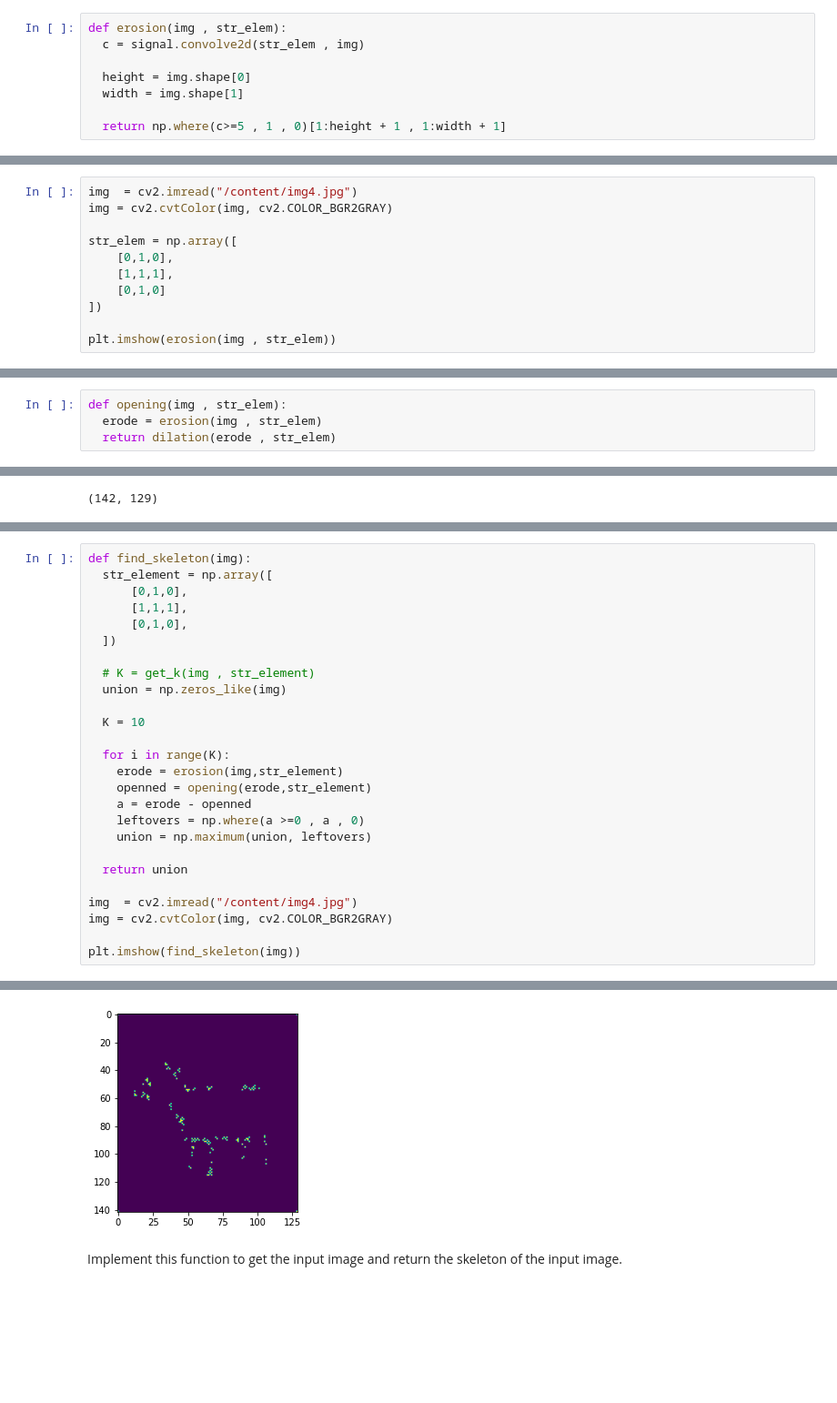
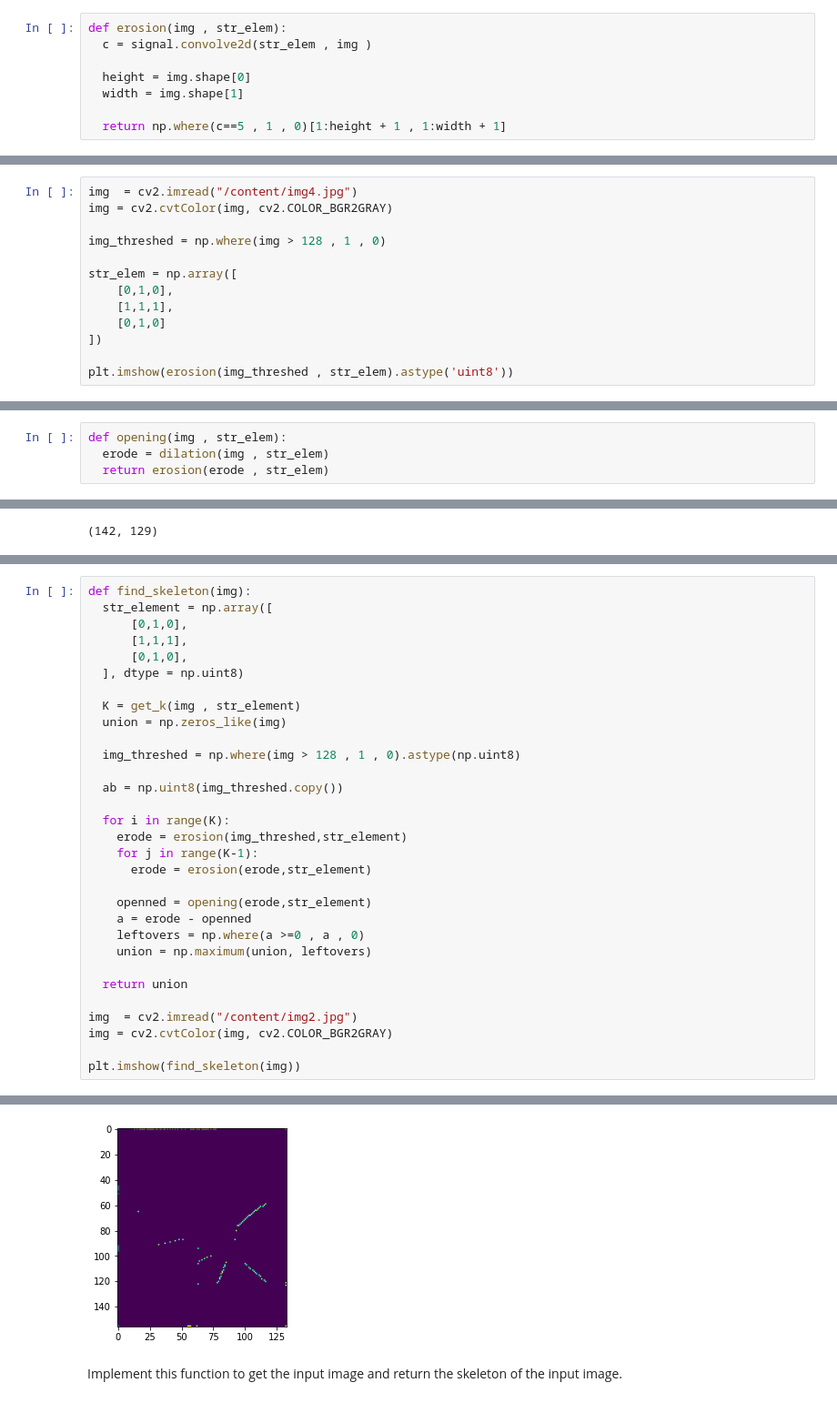
Before and after one commit to parsaeisa/computer_vision, a Jupyter notebook: HW9/HW9.ipynb, the cells around one changed output, grey strips where cells are left out. Shown at 91% size. Saved outputs shown, nothing was run; the diff lists cells and outputs as text; blank space fills up the shorter version.

```diff
--- a/HW9/HW9.ipynb
+++ b/HW9/HW9.ipynb
@@ -54,12 +64,12 @@ def plotter(img_list, r, w, gray, wr, hr, fig_name = None):
 ## Erosion
 # %%
 def erosion(img , str_elem):
-  c = signal.convolve2d(str_elem , img)
+  c = signal.convolve2d(str_elem , img )
 
   height = img.shape[0]
   width = img.shape[1]
 
-  return np.where(c>=5 , 1 , 0)[1:height + 1 , 1:width + 1]
+  return np.where(c==5 , 1 , 0)[1:height + 1 , 1:width + 1]
 # %%
 # check erosion
 str_elem = np.array([
@@ -84,6 +94,8 @@ array([[0, 0, 0, 0],
 # %%
 img  = cv2.imread("/content/img4.jpg")
 img = cv2.cvtColor(img, cv2.COLOR_BGR2GRAY)
+
+img_threshed = np.where(img > 128 , 1 , 0)
 
 str_elem = np.array([
     [0,1,0],
@@ -91,6 +103,6 @@ str_elem = np.array([
     [0,1,0]
 ])
 
-plt.imshow(erosion(img , str_elem))
+plt.imshow(erosion(img_threshed , str_elem).astype('uint8'))
 # %% [output]
 <matplotlib.image.AxesImage at 0x...>
@@ -136,8 +148,8 @@ plt.imshow(dilation(g , str_elem))
 ## Opening
 # %%
 def opening(img , str_elem):
-  erode = erosion(img , str_elem)
-  return dilation(erode , str_elem)
+  erode = dilation(img , str_elem)
+  return erosion(erode , str_elem)
 # %%
   # check opening
 str_elem = np.array([
@@ -215,15 +228,20 @@ def find_skeleton(img):
       [0,1,0],
       [1,1,1],
       [0,1,0],
-  ])
+  ], dtype = np.uint8)
 
-  # K = get_k(img , str_element)
+  K = get_k(img , str_element)
   union = np.zeros_like(img)
 
-  K = 10
+  img_threshed = np.where(img > 128 , 1 , 0).astype(np.uint8)
+
+  ab = np.uint8(img_threshed.copy())
 
   for i in range(K):
-    erode = erosion(img,str_element)
+    erode = erosion(img_threshed,str_element)
+    for j in range(K-1):
+      erode = erosion(erode,str_element)
+
     openned = opening(erode,str_element)
     a = erode - openned
     leftovers = np.where(a >=0 , a , 0)
@@ -231,7 +249,7 @@ def find_skeleton(img):
 
   return union
 
-img  = cv2.imread("/content/img4.jpg")
+img  = cv2.imread("/content/img2.jpg")
 img = cv2.cvtColor(img, cv2.COLOR_BGR2GRAY)
 
 plt.imshow(find_skeleton(img))
@@ -240,4 +259,4 @@ plt.imshow(find_skeleton(img))
-[figure, old version]
+[figure, new version]
 # %% [markdown]
 Implement this function to get the input image and return the skeleton of the input image.
 # %% [markdown]
```
Also changed, not shown: parts of 30 cells of this notebook, 1 other file.
